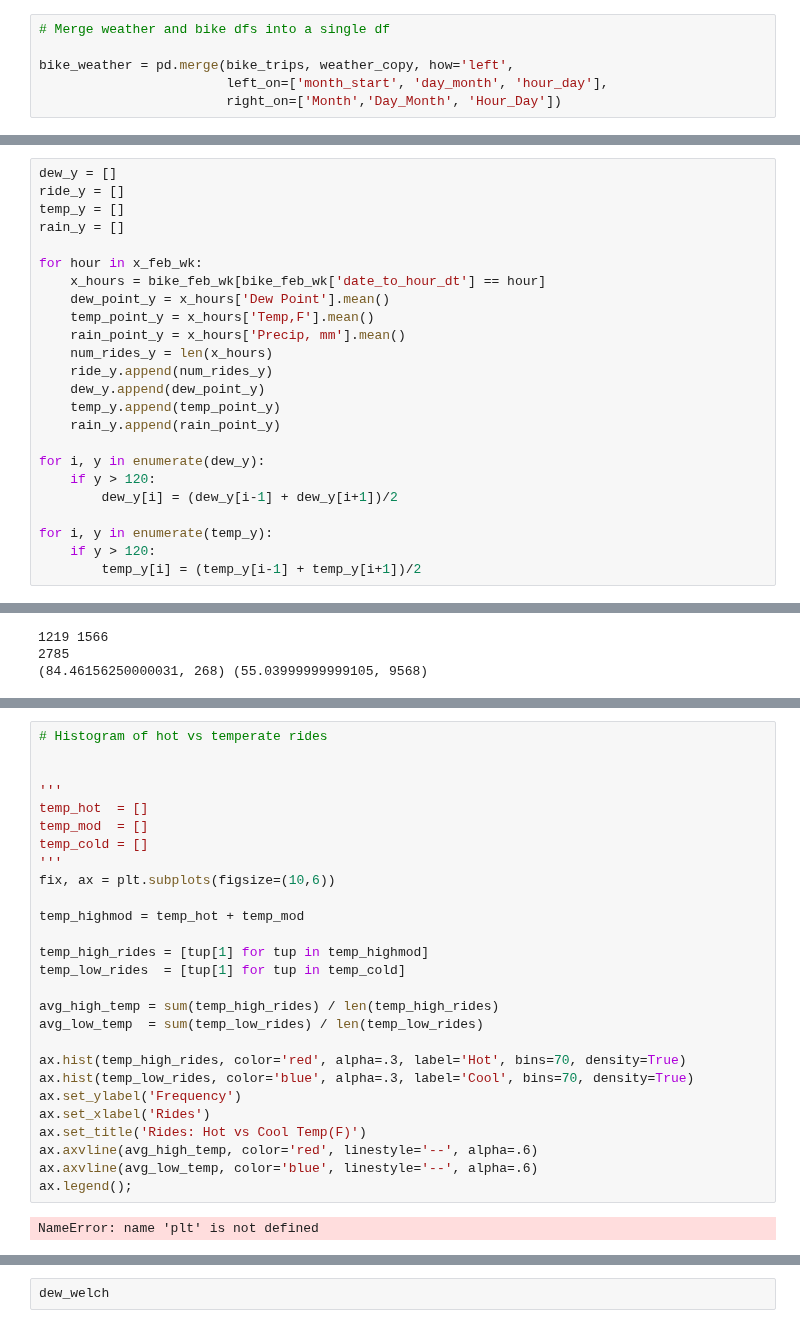
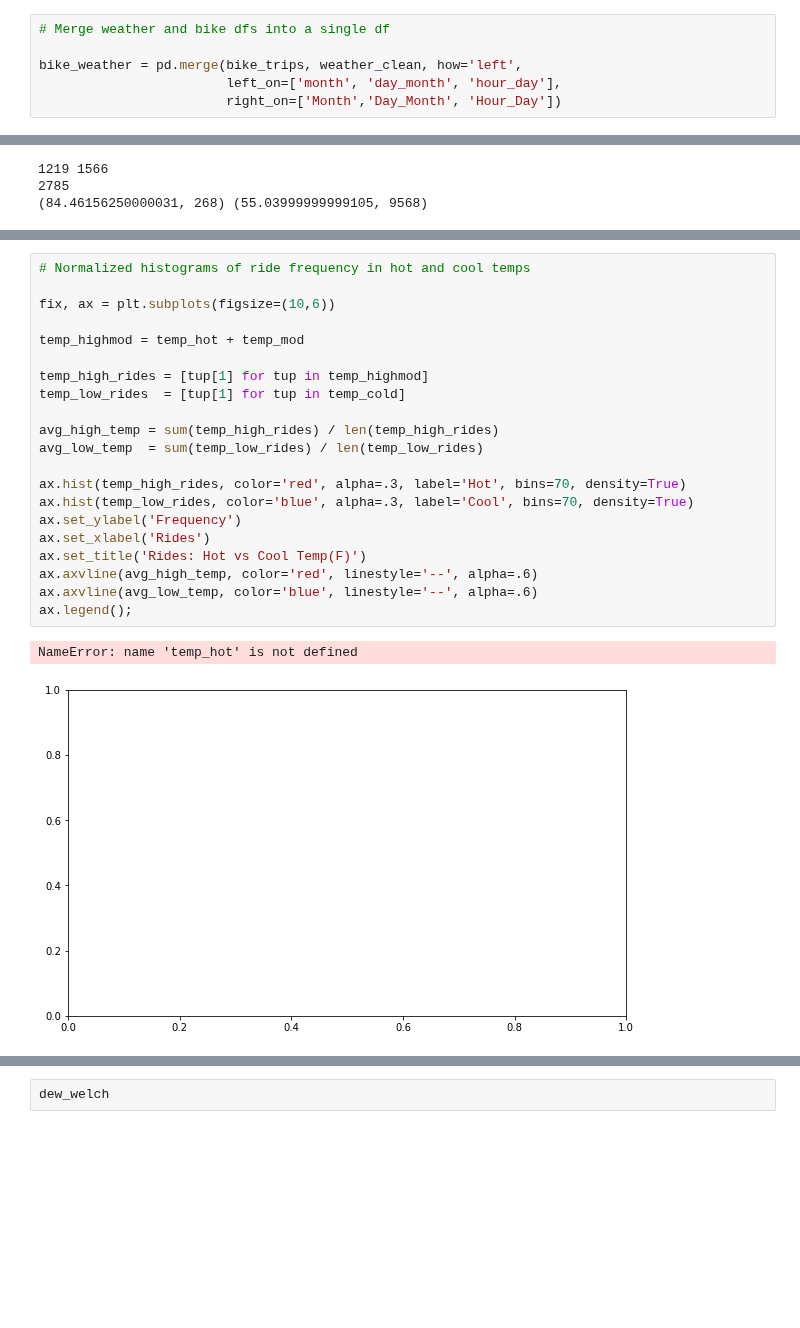
Before and after one commit to leckieje/fair_weather_cyclists, a Jupyter notebook: bike_weather_20-Copy1.ipynb, the cells around one changed output, grey strips where cells are left out. Drawn from its saved outputs; the diff is of its cells as text; blank space fills up the shorter version.

Commit message:
code clean up on copy

```diff
--- a/bike_weather_20-Copy1.ipynb
+++ b/bike_weather_20-Copy1.ipynb
@@ -736,6 +505,6 @@ bike_trips_copy.tail()
 # %%
 # Merge weather and bike dfs into a single df
 
-bike_weather = pd.merge(bike_trips, weather_copy, how='left',
-                        left_on=['month_start', 'day_month', 'hour_day'],
+bike_weather = pd.merge(bike_trips, weather_clean, how='left',
+                        left_on=['month', 'day_month', 'hour_day'],
                         right_on=['Month','Day_Month', 'Hour_Day'])
@@ -840,24 +534,0 @@ x_feb_wk = bike_feb_wk['date_to_hour_dt'].unique()
-# %%
-dew_y = []
-ride_y = []
-temp_y = []
-rain_y = []
-
-for hour in x_feb_wk:
-    x_hours = bike_feb_wk[bike_feb_wk['date_to_hour_dt'] == hour]
-    dew_point_y = x_hours['Dew Point'].mean()
-    temp_point_y = x_hours['Temp,F'].mean()
-    rain_point_y = x_hours['Precip, mm'].mean()
-    num_rides_y = len(x_hours)
-    ride_y.append(num_rides_y)
-    dew_y.append(dew_point_y)
-    temp_y.append(temp_point_y)
-    rain_y.append(rain_point_y)
-
-for i, y in enumerate(dew_y):
-    if y > 120:
-        dew_y[i] = (dew_y[i-1] + dew_y[i+1])/2
-
-for i, y in enumerate(temp_y):
-    if y > 120:
-        temp_y[i] = (temp_y[i-1] + temp_y[i+1])/2
@@ -1292,32 +923,27 @@ ax.legend();
 # %% [output]
 [figure]
 # %%
-# Histogram of hot vs temperate rides
+# Normalized histograms of ride frequency in hot and cool temps
 
-
-'''
-temp_hot  = []
-temp_mod  = []
-temp_cold = []
-'''
 fix, ax = plt.subplots(figsize=(10,6))
 
 temp_highmod = temp_hot + temp_mod
 
 temp_high_rides = [tup[1] for tup in temp_highmod]
 temp_low_rides  = [tup[1] for tup in temp_cold]
 
 avg_high_temp = sum(temp_high_rides) / len(temp_high_rides)
 avg_low_temp  = sum(temp_low_rides) / len(temp_low_rides)
 
 ax.hist(temp_high_rides, color='red', alpha=.3, label='Hot', bins=70, density=True)
 ax.hist(temp_low_rides, color='blue', alpha=.3, label='Cool', bins=70, density=True)
 ax.set_ylabel('Frequency')
 ax.set_xlabel('Rides')
 ax.set_title('Rides: Hot vs Cool Temp(F)')
 ax.axvline(avg_high_temp, color='red', linestyle='--', alpha=.6)
 ax.axvline(avg_low_temp, color='blue', linestyle='--', alpha=.6)
 ax.legend();
 # %% [output]
-NameError: name 'plt' is not defined
+NameError: name 'temp_hot' is not defined
+[figure, added]
 # %%
```
Also changed, not shown: parts of 95 cells of this notebook.
